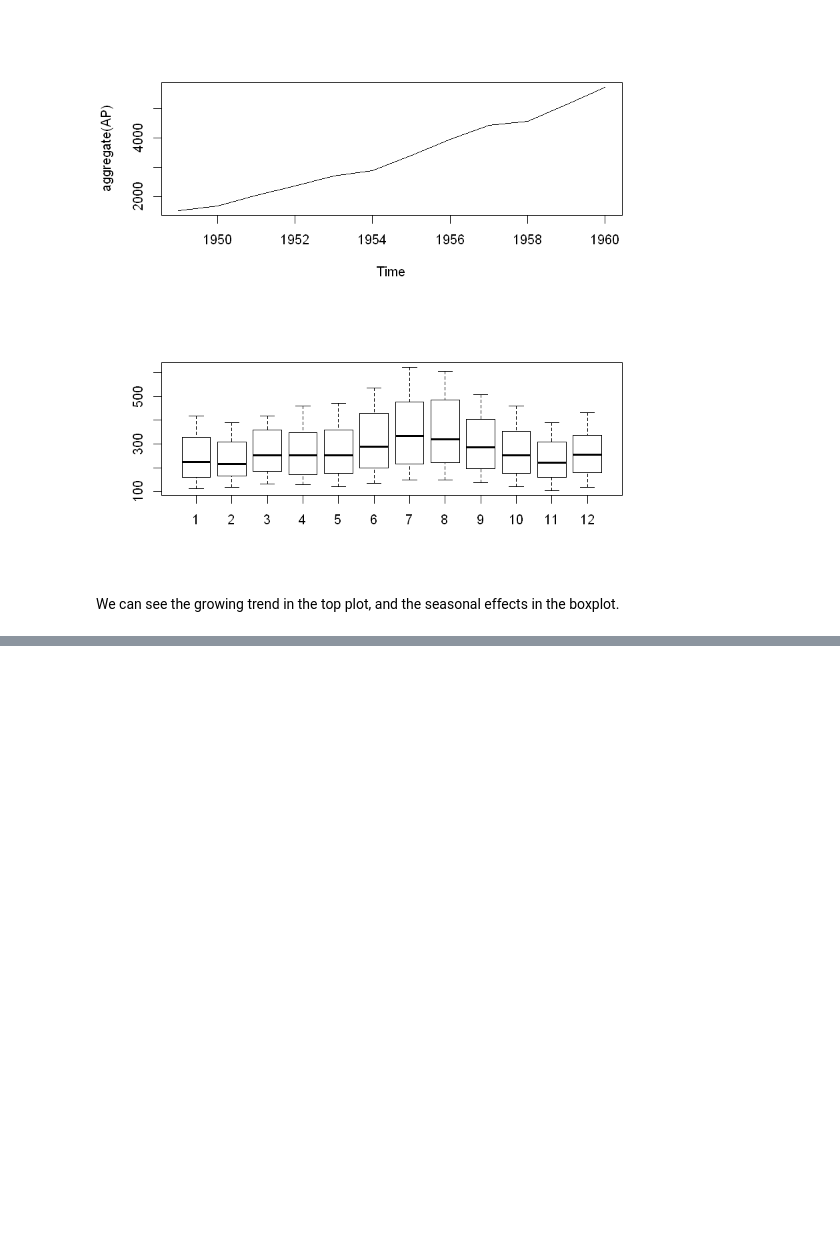
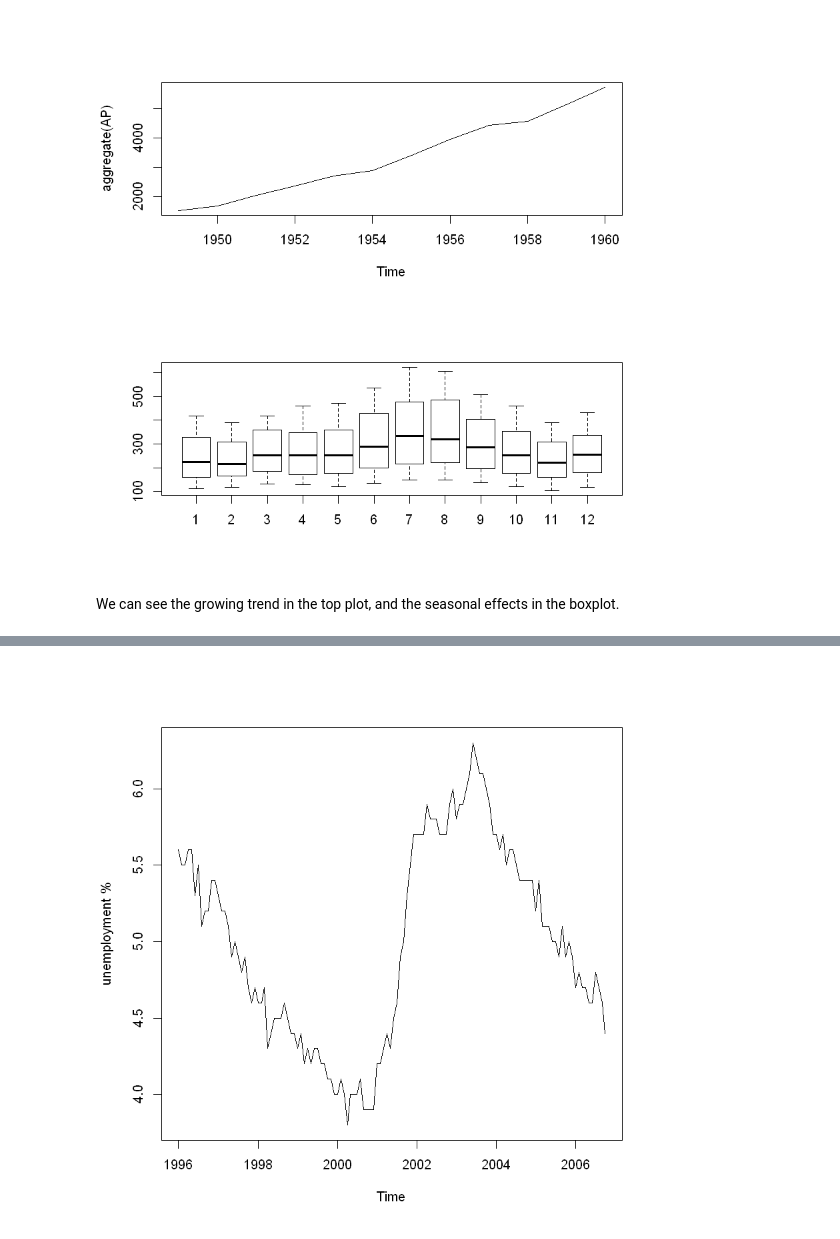
Before and after one commit to nellac77/Introductory_Time_Series_with_R_datasets, a Jupyter notebook: time_series_notebook_ch01.ipynb, the cells around one changed output, grey strips where cells are left out. Cells and saved outputs as stored; diff of their text form; code cells hidden in the pictures; blank space fills up the shorter version.

```diff
--- a/time_series_notebook_ch01.ipynb
+++ b/time_series_notebook_ch01.ipynb
@@ -77,0 +118,8 @@ We can see the growing trend in the top plot, and the seasonal effects in the bo
+# %%
+www <- "USunemp.dat"
+US.month <- read.table(www, header = TRUE)
+attach(US.month)
+US.month.ts <- ts(USun, start = c(1996,1), end = c(2006, 10), freq = 12)
+plot(US.month.ts, ylab = "unemployment %")
+# %% [output]
+[figure, added]
```
Also changed, not shown: parts of 18 cells of this notebook.
